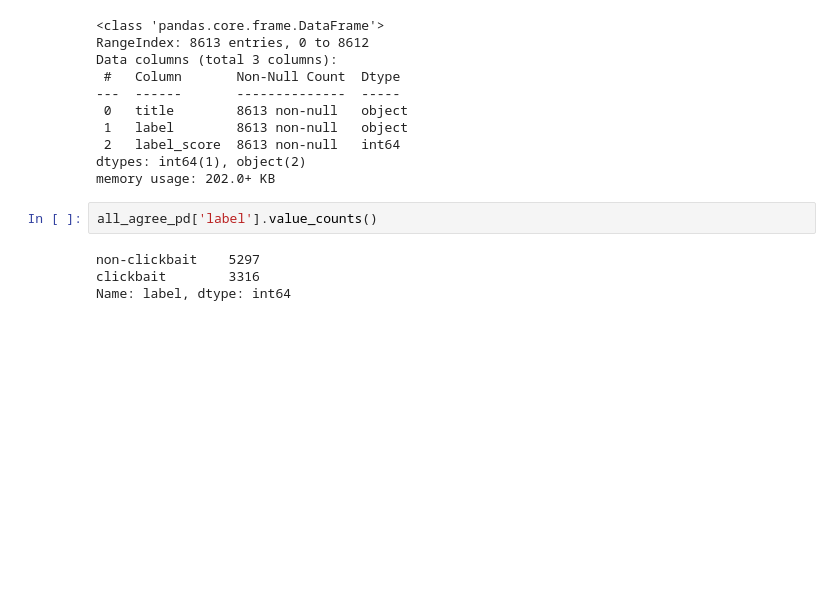
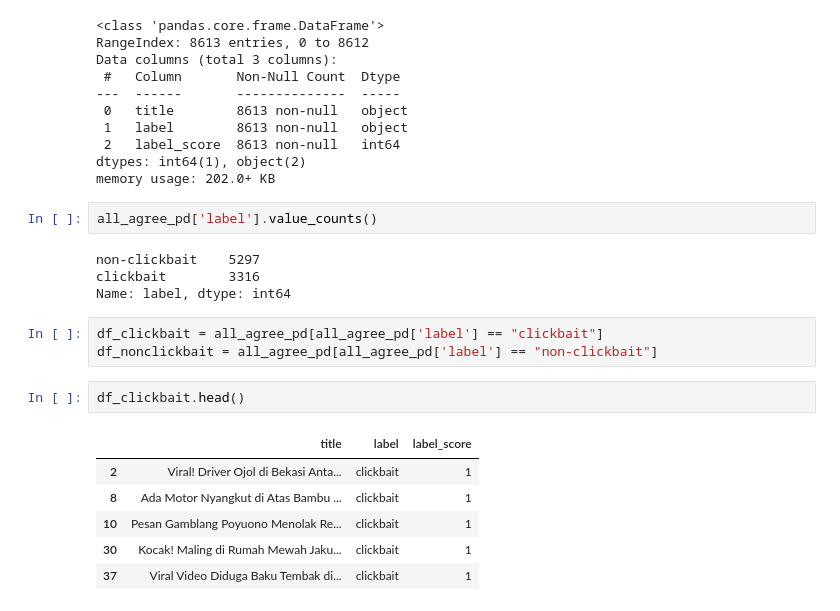
Before and after one commit to nurrizkyimani/nlp-clickbait-transfers, a Jupyter notebook: project_transfer.ipynb, the cells around one changed output. Cells and saved outputs as stored; diff of their text form; blank space fills up the shorter version.

```diff
--- a/project_transfer.ipynb
+++ b/project_transfer.ipynb
@@ -49,3 +49,15 @@ all_agree_pd['label'].value_counts()
 non-clickbait    5297
 clickbait        3316
 Name: label, dtype: int64
+# %%
+df_clickbait = all_agree_pd[all_agree_pd['label'] == "clickbait"]
+df_nonclickbait = all_agree_pd[all_agree_pd['label'] == "non-clickbait"]
+# %%
+df_clickbait.head()
+# %% [output]
+|  | title | label | label_score |
+| 2 | Viral! Driver Ojol di Bekasi Anta... | clickbait | 1 |
+| 8 | Ada Motor Nyangkut di Atas Bambu ... | clickbait | 1 |
+| 10 | Pesan Gamblang Poyuono Menolak Re... | clickbait | 1 |
+| 30 | Kocak! Maling di Rumah Mewah Jaku... | clickbait | 1 |
+| 37 | Viral Video Diduga Baku Tembak di... | clickbait | 1 |
```
Also changed, not shown: parts of 13 cells of this notebook.
